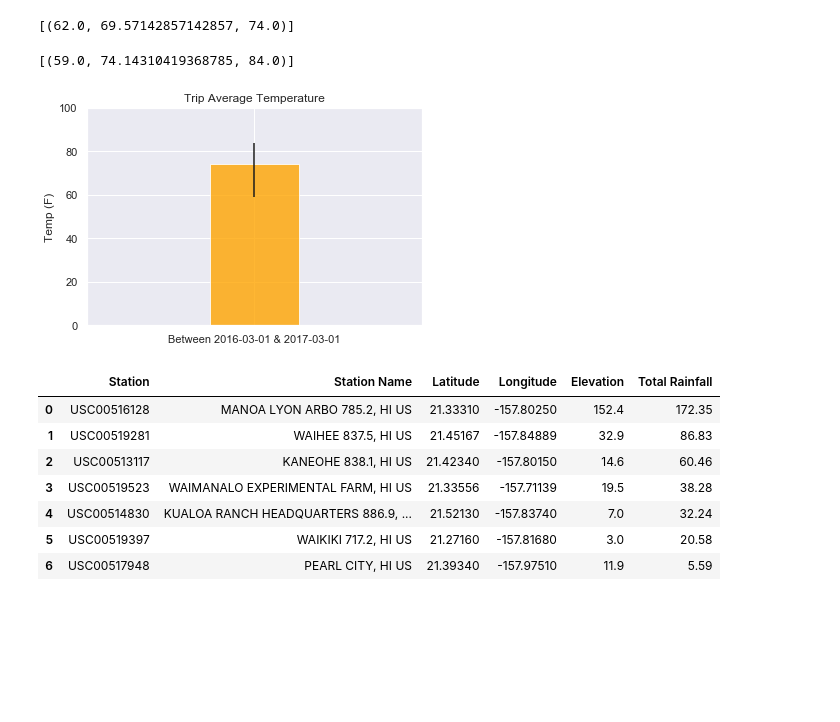
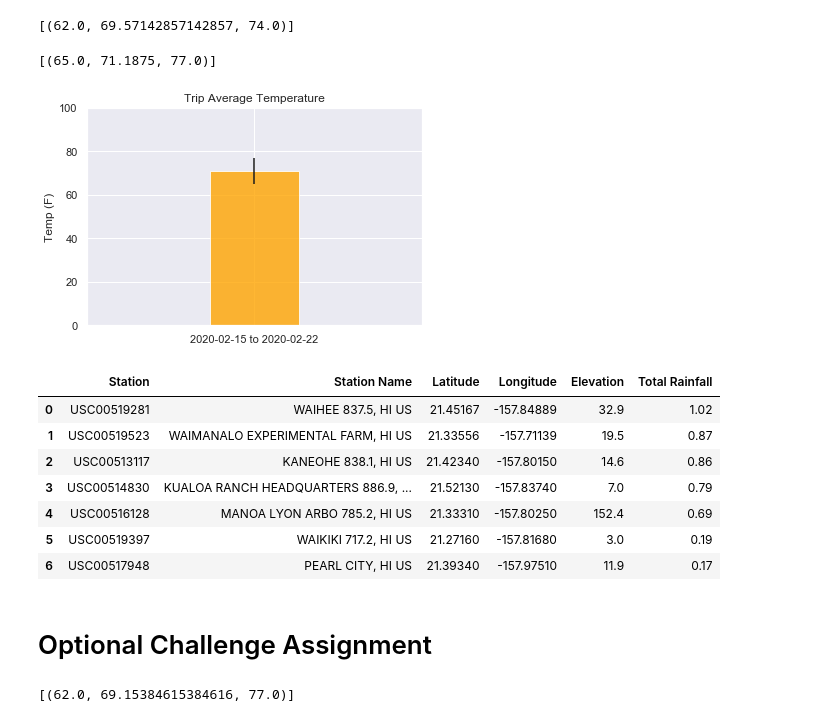
Before and after one commit to sopofedupz/sqlalchemy-challenge, a Jupyter notebook: climate_starter.ipynb, the cells around one changed output. Drawn from its saved outputs; the diff is of its cells as text; code cells hidden in the pictures; blank space fills up the shorter version.

Commit message:
Updated codes and worked on challenge questions

```diff
--- a/climate_starter.ipynb
+++ b/climate_starter.ipynb
@@ -218,37 +218,38 @@ print(calc_temps('2012-02-28', '2012-03-05'))
 # %%
 # Use your previous function `calc_temps` to calculate the tmin, tavg, and tmax
 # for your trip using the previous year's data for those same dates.
-start_date = '2016-03-01'
-end_date = '2017-03-01'
+mytrip = f"2020-02-15 to 2020-02-22"
+start_date = '2017-02-15'
+end_date = '2017-02-22'
 
 print(calc_temps(start_date,end_date))
 temp = calc_temps(start_date,end_date)
 # %% [output]
-[(59.0, 74.14310419368785, 84.0)]
+[(65.0, 71.1875, 77.0)]
 # %%
 # Plot the results from your previous query as a bar chart.
 # Use "Trip Avg Temp" as your Title
 # Use the average temperature for the y value
 # Use the peak-to-peak (tmax-tmin) value as the y error bar (yerr)
 
 tave = temp[0][1]
 tmin = temp[0][0]
 tmax = temp[0][2]
 
 min_error = tave - tmin
 max_error = tmax - tave
 
 yerr = np.array([[min_error], [max_error]])
 
-label = f"Between {start_date} & {end_date}"
+label = mytrip
 
 plt.bar(label,tave, color="orange", yerr=yerr, alpha = 0.8)
 plt.title("Trip Average Temperature")
 plt.ylim(0,100)
 plt.xlim(-1.5,1.5)
 plt.ylabel('Temp (F)');
 # %% [output]
-[figure, old version]
+[figure, new version]
 # %%
 # Calculate the total amount of rainfall per weather station for your trip dates using the previous year's matching dates.
 # Sort this in descending order by precipitation amount and list the station, name, latitude, longitude, and elevation
@@ -279,10 +280,33 @@ rainfall_df = pd.DataFrame(
 rainfall_df
 # %% [output]
 |  | Station | Station Name | Latitude | Longitude | Elevation | Total Rainfall |
-| 0 | USC00516128 | MANOA LYON ARBO 785.2, HI US | 21.33310 | -157.80250 | 152.4 | 172.35 |
-| 1 | USC00519281 | WAIHEE 837.5, HI US | 21.45167 | -157.84889 | 32.9 | 86.83 |
-| 2 | USC00513117 | KANEOHE 838.1, HI US | 21.42340 | -157.80150 | 14.6 | 60.46 |
-| 3 | USC00519523 | WAIMANALO EXPERIMENTAL FARM, HI US | 21.33556 | -157.71139 | 19.5 | 38.28 |
-| 4 | USC00514830 | KUALOA RANCH HEADQUARTERS 886.9, ... | 21.52130 | -157.83740 | 7.0 | 32.24 |
-| 5 | USC00519397 | WAIKIKI 717.2, HI US | 21.27160 | -157.81680 | 3.0 | 20.58 |
-| 6 | USC00517948 | PEARL CITY, HI US | 21.39340 | -157.97510 | 11.9 | 5.59 |
+| 0 | USC00519281 | WAIHEE 837.5, HI US | 21.45167 | -157.84889 | 32.9 | 1.02 |
+| 1 | USC00519523 | WAIMANALO EXPERIMENTAL FARM, HI US | 21.33556 | -157.71139 | 19.5 | 0.87 |
+| 2 | USC00513117 | KANEOHE 838.1, HI US | 21.42340 | -157.80150 | 14.6 | 0.86 |
+| 3 | USC00514830 | KUALOA RANCH HEADQUARTERS 886.9, ... | 21.52130 | -157.83740 | 7.0 | 0.79 |
+| 4 | USC00516128 | MANOA LYON ARBO 785.2, HI US | 21.33310 | -157.80250 | 152.4 | 0.69 |
+| 5 | USC00519397 | WAIKIKI 717.2, HI US | 21.27160 | -157.81680 | 3.0 | 0.19 |
+| 6 | USC00517948 | PEARL CITY, HI US | 21.39340 | -157.97510 | 11.9 | 0.17 |
+# %% [markdown]
+# Optional Challenge Assignment
+# %%
+# Create a query that will calculate the daily normals
+# (i.e. the averages for tmin, tmax, and tavg for all historic data matching a specific month and day)
+
+def daily_normals(date):
+    """Daily Normals.
+
+    Args:
+        date (str): A date string in the format '%m-%d'
+
+    Returns:
+        A list of tuples containing the daily normals, tmin, tavg, and tmax
+
+    """
+
+    sel = [func.min(Measurement.tobs), func.avg(Measurement.tobs), func.max(Measurement.tobs)]
+    return session.query(*sel).filter(func.strftime("%m-%d", Measurement.date) == date).all()
+
+daily_normals("01-01")
+# %% [output]
+[(62.0, 69.15384615384616, 77.0)]
```
Also changed, not shown: parts of 3 cells of this notebook.
